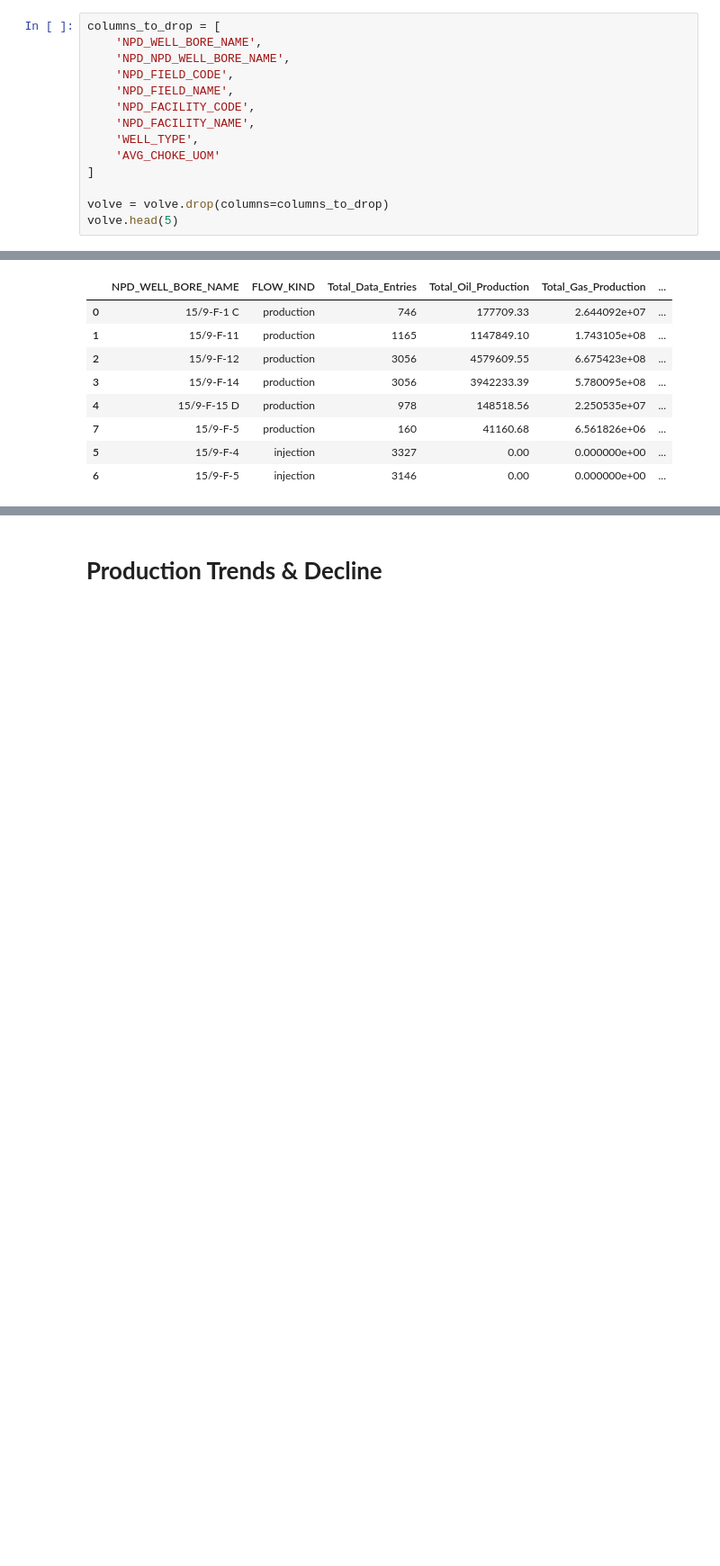
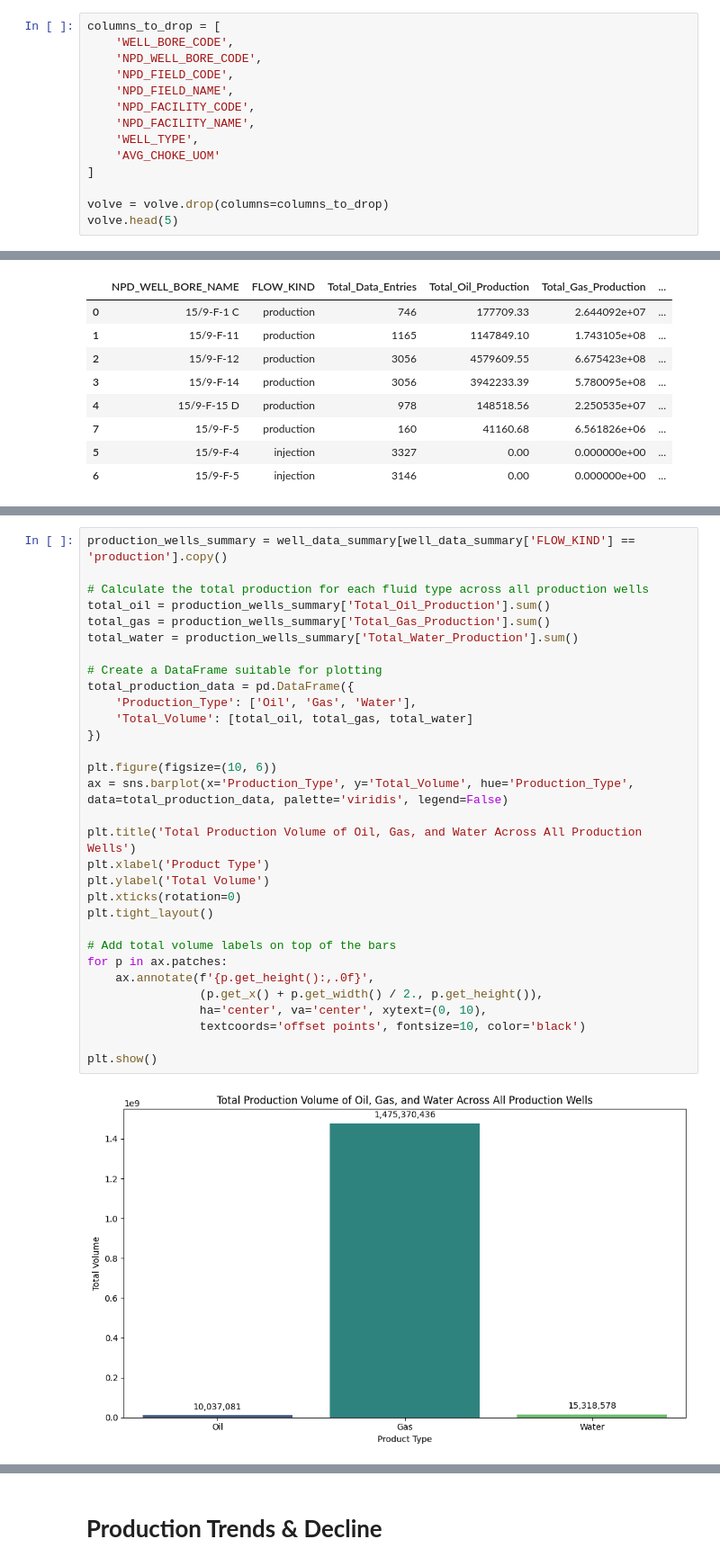
Before and after one commit to Calebchike/Volve_Production_EDA, a Jupyter notebook: Volve_Production_EDA_Q&A.ipynb, the cells around one changed output, grey strips where cells are left out. Shown at 90% size. Saved outputs shown, nothing was run; the diff lists cells and outputs as text; blank space fills up the shorter version.

Commit message:
Added Water & Gas Behaviour section and explanation to existing code cells

```diff
--- a/Volve_Production_EDA_Q&A.ipynb
+++ b/Volve_Production_EDA_Q&A.ipynb
@@ -42,7 +42,7 @@ Drop Columns
 # %%
 columns_to_drop = [
-    'NPD_WELL_BORE_NAME',
-    'NPD_NPD_WELL_BORE_NAME',
+    'WELL_BORE_CODE',
+    'NPD_WELL_BORE_CODE',
     'NPD_FIELD_CODE',
     'NPD_FIELD_NAME',
     'NPD_FACILITY_CODE',
@@ -168,0 +171,33 @@ Well Production and Pressure Summary:
+# %%
+production_wells_summary = well_data_summary[well_data_summary['FLOW_KIND'] == 'production'].copy()
+
+# Calculate the total production for each fluid type across all production wells
+total_oil = production_wells_summary['Total_Oil_Production'].sum()
+total_gas = production_wells_summary['Total_Gas_Production'].sum()
+total_water = production_wells_summary['Total_Water_Production'].sum()
+
+# Create a DataFrame suitable for plotting
+total_production_data = pd.DataFrame({
+    'Production_Type': ['Oil', 'Gas', 'Water'],
+    'Total_Volume': [total_oil, total_gas, total_water]
+})
+
+plt.figure(figsize=(10, 6))
+ax = sns.barplot(x='Production_Type', y='Total_Volume', hue='Production_Type', data=total_production_data, palette='viridis', legend=False)
+
+plt.title('Total Production Volume of Oil, Gas, and Water Across All Production Wells')
+plt.xlabel('Product Type')
+plt.ylabel('Total Volume')
+plt.xticks(rotation=0)
+plt.tight_layout()
+
+# Add total volume labels on top of the bars
+for p in ax.patches:
+    ax.annotate(f'{p.get_height():,.0f}',
+                (p.get_x() + p.get_width() / 2., p.get_height()),
+                ha='center', va='center', xytext=(0, 10),
+                textcoords='offset points', fontsize=10, color='black')
+
+plt.show()
+# %% [output]
+[figure, added]
```
Also changed, not shown: parts of 22 cells of this notebook.
